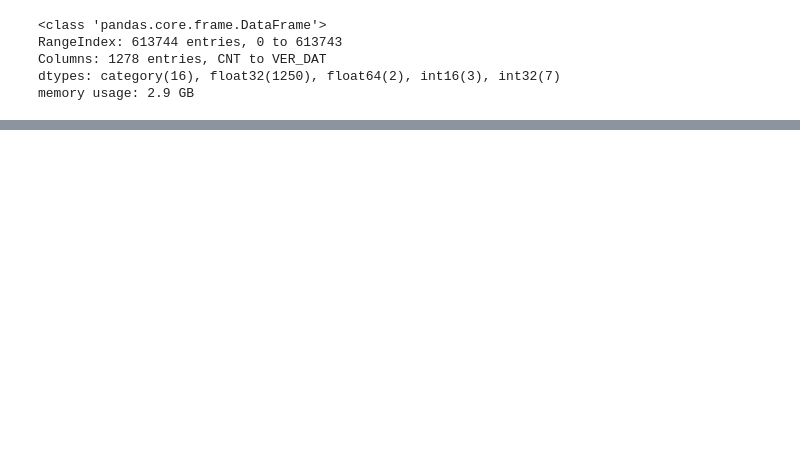
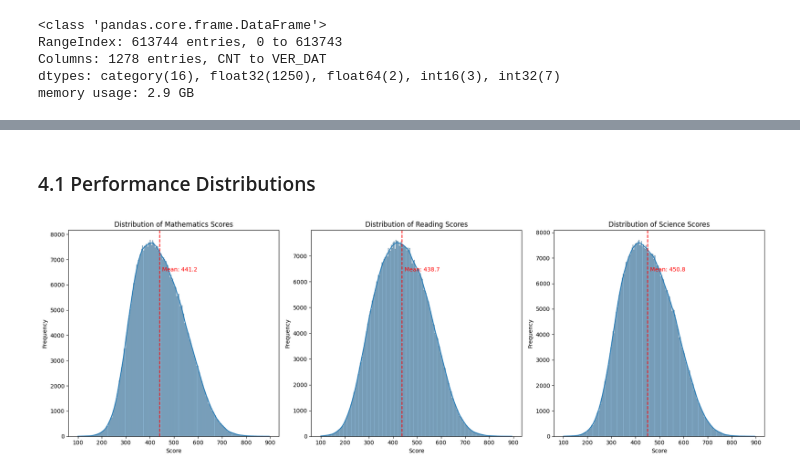
Before and after one commit to obadaDeg/pisa-data-visualization-project, a Jupyter notebook: data_analysis/data_visualization.ipynb, the cells around one changed output, grey strips where cells are left out. Saved outputs shown, nothing was run; the diff lists cells and outputs as text; code cells hidden in the pictures; blank space fills up the shorter version.

```diff
--- a/data_analysis/data_visualization.ipynb
+++ b/data_analysis/data_visualization.ipynb
@@ -494,8 +735,7 @@ def clean_pisa_data(df, save_path=None):
     print("\nData cleaning completed successfully.")
     return df
 # %%
-student_df = clean_pisa_data(student_df, save_path='outputs/cleaning/pisa_cleaned.csv')
-# quick checking for cleaning process
+student_df = clean_pisa_data(student_df, save_path='outputs/pisa_cleaned.csv')
 # %% [output]
 Starting data cleaning process on DataFrame with shape: (613744, 1278)
 
@@ -917,0 +866,15 @@ Analysis complete! Results saved to 'outputs/tables/' and plots saved to 'output
+# %%
+key_vars = {
+    'Performance': ['PV1MATH', 'PV1READ', 'PV1SCIE'],
+    'Demographics': ['AGE', 'GRADE', 'ST004D01T', 'IMMIG'],
+    'Socioeconomic': ['ESCS', 'HOMEPOS', 'HISCED'],
+    'School Climate': ['SCHSUST', 'DISCLIM', 'TEACHSUP', 'BELONG']
+}
+# %%
+for category, variables in key_vars.items():
+    print(f"\n{category} Variables:")
+    for var in variables:
+        if var in student_df.columns:
+            print(f"- {var} available")
+        else:
+            print(f"- {var} NOT found in dataset")
@@ -917,0 +899,29 @@ Analysis complete! Results saved to 'outputs/tables/' and plots saved to 'output
+# %% [markdown]
+### 4.1 Performance Distributions
+# %%
+def plot_performance_distributions(df):
+    """Plot histograms of PISA performance scores"""
+    performance_vars = ['PV1MATH', 'PV1READ', 'PV1SCIE']
+    titles = ['Mathematics', 'Reading', 'Science']
+
+    fig, axes = plt.subplots(1, 3, figsize=(18, 6))
+
+    for i, (var, title) in enumerate(zip(performance_vars, titles)):
+        sns.histplot(df[var], kde=True, ax=axes[i])
+        axes[i].set_title(f'Distribution of {title} Scores')
+        axes[i].set_xlabel('Score')
+        axes[i].set_ylabel('Frequency')
+
+        # Add mean line
+        mean_val = df[var].mean()
+        axes[i].axvline(mean_val, color='red', linestyle='--')
+        axes[i].text(mean_val + 10, 0.8 * axes[i].get_ylim()[1],
+                    f'Mean: {mean_val:.1f}', color='red')
+
+    plt.tight_layout()
+    plt.savefig('outputs/plots/performance_distributions.png')
+    plt.show()
+
+plot_performance_distributions(student_df)
+# %% [output]
+[figure, added]
```
Also changed, not shown: parts of 46 cells of this notebook, 38 other files.
